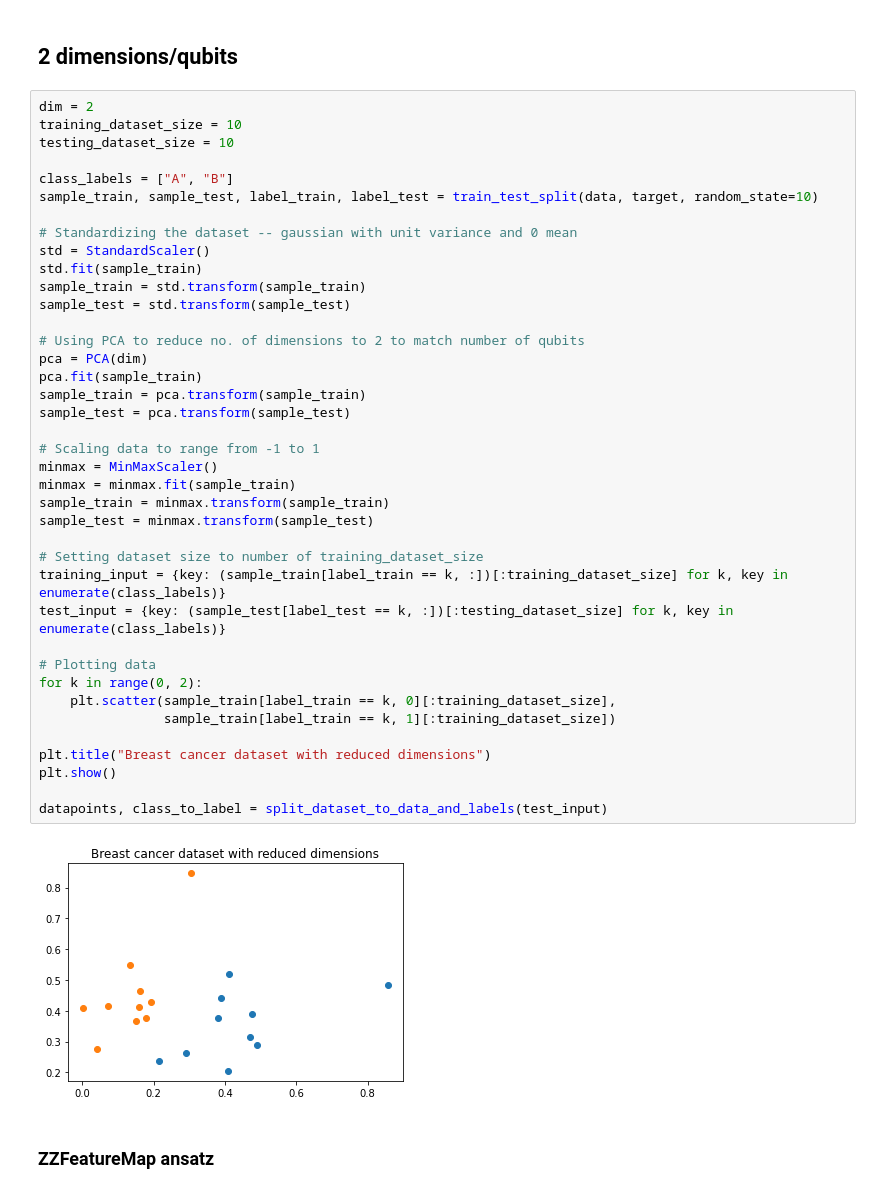
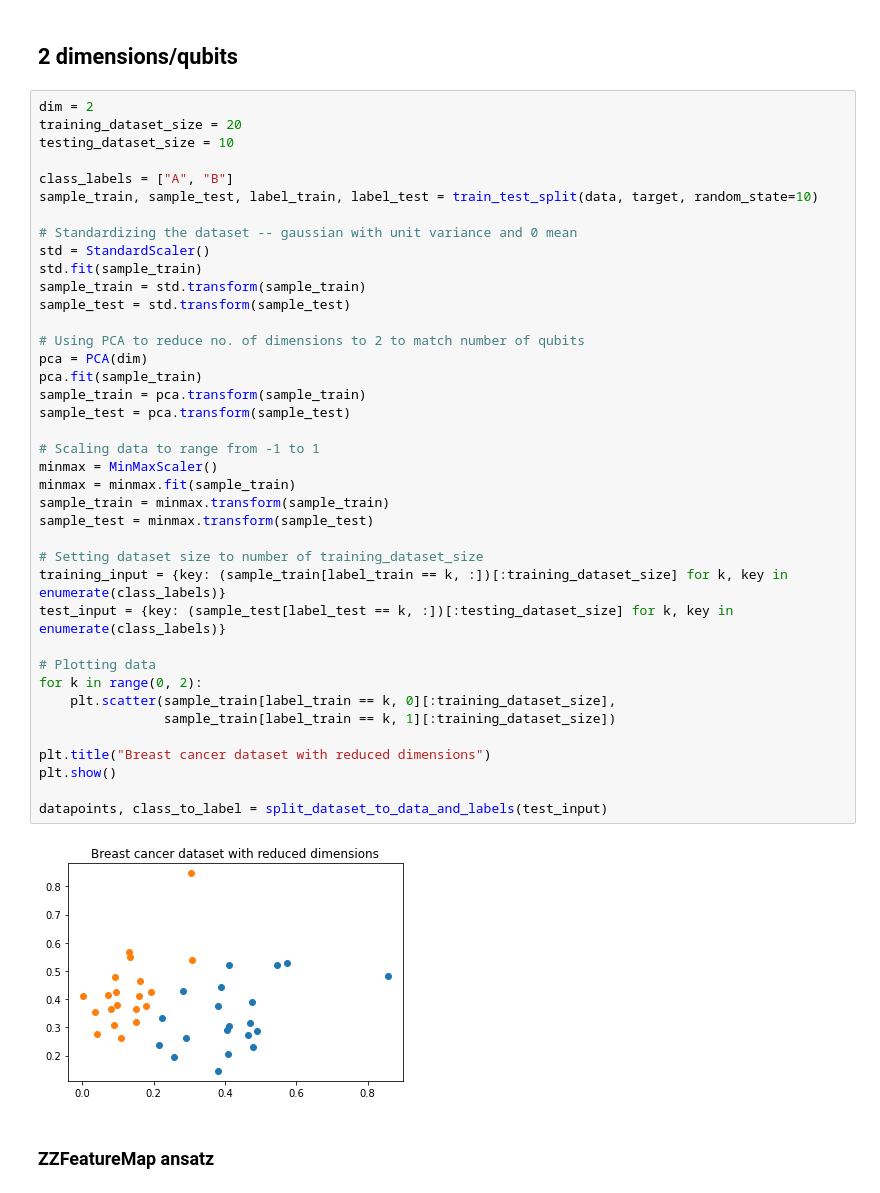
Before and after one commit to Sinestro38/qsvm-breast_cancer, a Jupyter notebook: Quantum Support Vector Machine.ipynb, the cells around one changed output. Drawn from its saved outputs; the diff is of its cells as text.

```diff
--- a/Quantum Support Vector Machine.ipynb
+++ b/Quantum Support Vector Machine.ipynb
@@ -44,7 +44,7 @@ pd.DataFrame(data)
 ## 2 dimensions/qubits
 # %%
 dim = 2
-training_dataset_size = 10
+training_dataset_size = 20
 testing_dataset_size = 10
 
 class_labels = ["A", "B"]
@@ -55,34 +55,34 @@ std = StandardScaler()
 std.fit(sample_train)
 sample_train = std.transform(sample_train)
 sample_test = std.transform(sample_test)
 
 # Using PCA to reduce no. of dimensions to 2 to match number of qubits
 pca = PCA(dim)
 pca.fit(sample_train)
 sample_train = pca.transform(sample_train)
 sample_test = pca.transform(sample_test)
 
 # Scaling data to range from -1 to 1
 minmax = MinMaxScaler()
 minmax = minmax.fit(sample_train)
 sample_train = minmax.transform(sample_train)
 sample_test = minmax.transform(sample_test)
 
 # Setting dataset size to number of training_dataset_size
 training_input = {key: (sample_train[label_train == k, :])[:training_dataset_size] for k, key in enumerate(class_labels)}
 test_input = {key: (sample_test[label_test == k, :])[:testing_dataset_size] for k, key in enumerate(class_labels)}
 
 # Plotting data
 for k in range(0, 2):
     plt.scatter(sample_train[label_train == k, 0][:training_dataset_size],
                 sample_train[label_train == k, 1][:training_dataset_size])
 
 plt.title("Breast cancer dataset with reduced dimensions")
 plt.show()
 
 datapoints, class_to_label = split_dataset_to_data_and_labels(test_input)
 # %% [output]
-[figure, old version]
+[figure, new version]
 # %% [markdown]
 ### ZZFeatureMap ansatz
 # %%
```
Also changed, not shown: parts of 41 cells of this notebook.
